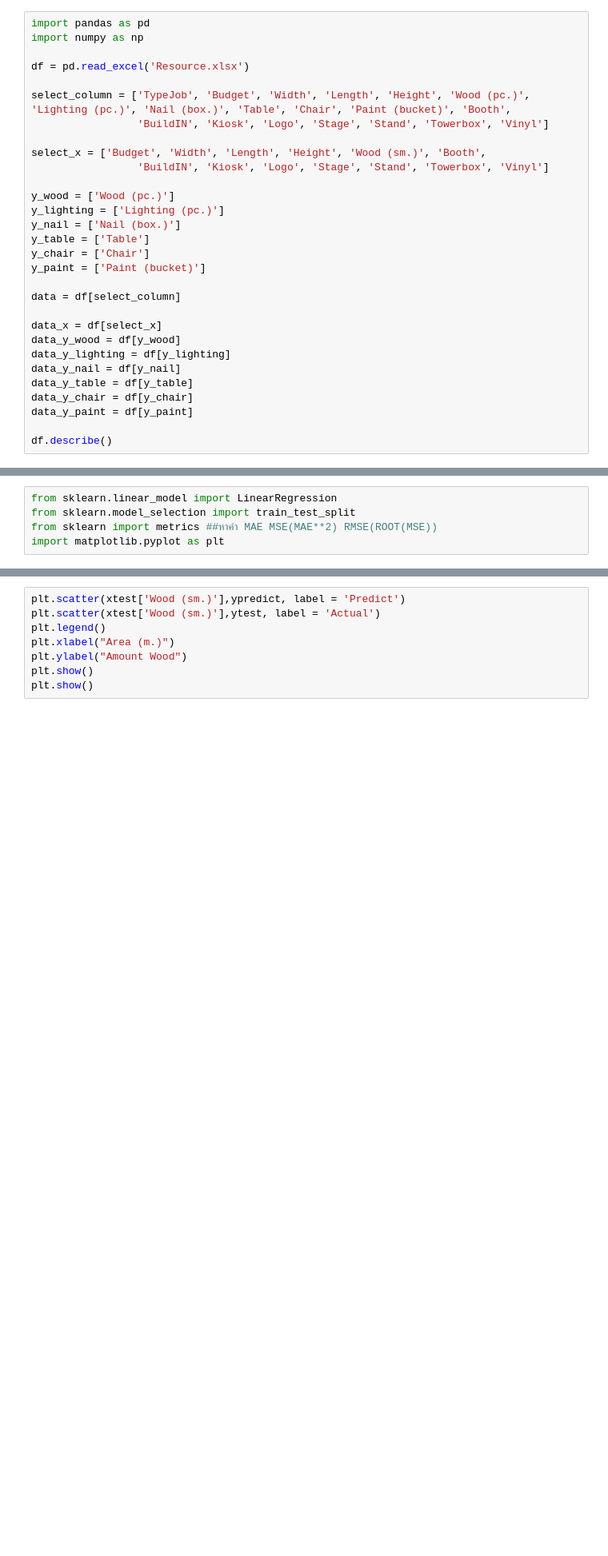
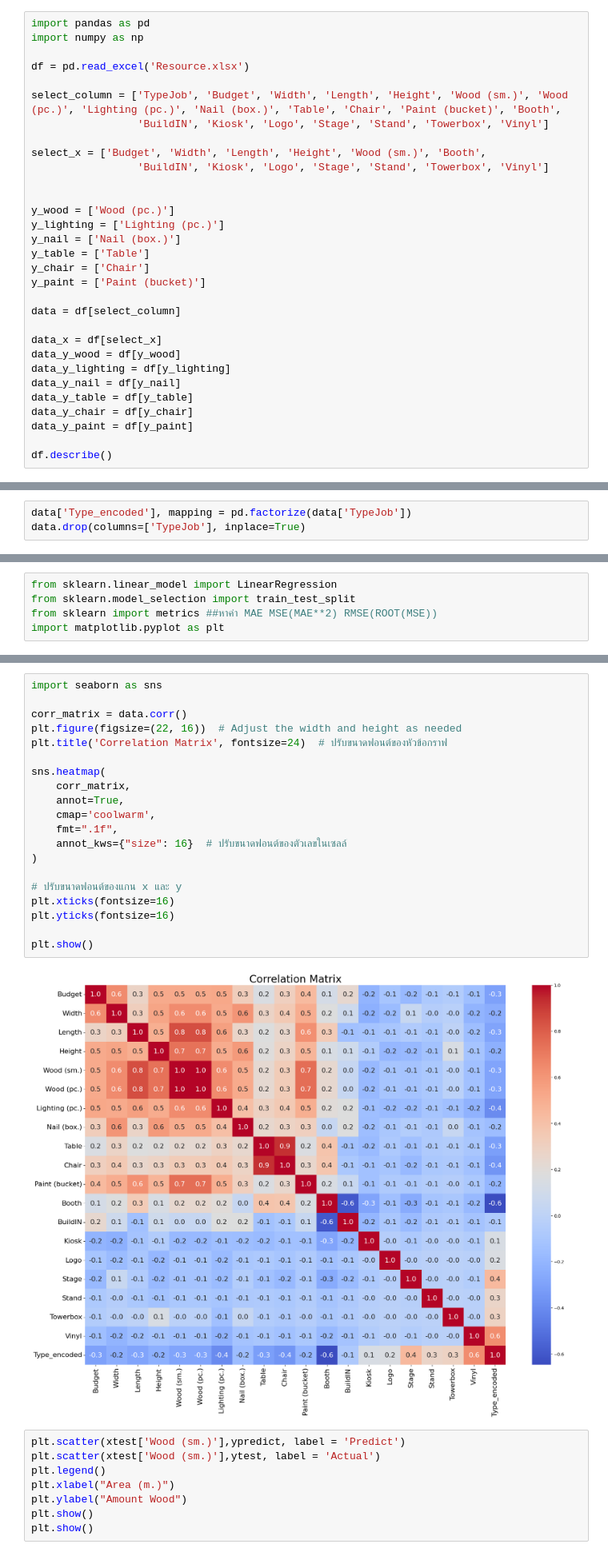
Before and after one commit to Krengsak/Model, a Jupyter notebook: Model.ipynb, the cells around one changed output, grey strips where cells are left out. Shown at 80% size. Cells and saved outputs as stored; diff of their text form; blank space fills up the shorter version.

```diff
--- a/Model.ipynb
+++ b/Model.ipynb
@@ -4,11 +4,12 @@ import numpy as np
 
 df = pd.read_excel('Resource.xlsx')
 
-select_column = ['TypeJob', 'Budget', 'Width', 'Length', 'Height', 'Wood (pc.)', 'Lighting (pc.)', 'Nail (box.)', 'Table', 'Chair', 'Paint (bucket)', 'Booth',
+select_column = ['TypeJob', 'Budget', 'Width', 'Length', 'Height', 'Wood (sm.)', 'Wood (pc.)', 'Lighting (pc.)', 'Nail (box.)', 'Table', 'Chair', 'Paint (bucket)', 'Booth',
                  'BuildIN', 'Kiosk', 'Logo', 'Stage', 'Stand', 'Towerbox', 'Vinyl']
 
 select_x = ['Budget', 'Width', 'Length', 'Height', 'Wood (sm.)', 'Booth',
                  'BuildIN', 'Kiosk', 'Logo', 'Stage', 'Stand', 'Towerbox', 'Vinyl']
+
 
 y_wood = ['Wood (pc.)']
 y_lighting = ['Lighting (pc.)']
@@ -41,0 +53,3 @@ df.describe()
+# %%
+data['Type_encoded'], mapping = pd.factorize(data['TypeJob'])
+data.drop(columns=['TypeJob'], inplace=True)
@@ -73,3 +111,25 @@ Score =  99.98454286974362
+# %%
+import seaborn as sns
+
+corr_matrix = data.corr()
+plt.figure(figsize=(22, 16))  # Adjust the width and height as needed
+plt.title('Correlation Matrix', fontsize=24)  # ปรับขนาดฟอนต์ของหัวข้อกราฟ
+
+sns.heatmap(
+    corr_matrix,
+    annot=True,
+    cmap='coolwarm',
+    fmt=".1f",
+    annot_kws={"size": 16}  # ปรับขนาดฟอนต์ของตัวเลขในเซลล์
+)
+
+# ปรับขนาดฟอนต์ของแกน x และ y
+plt.xticks(fontsize=16)
+plt.yticks(fontsize=16)
+
+plt.show()
+# %% [output]
+[figure, added]
 # %%
 plt.scatter(xtest['Wood (sm.)'],ypredict, label = 'Predict')
 plt.scatter(xtest['Wood (sm.)'],ytest, label = 'Actual')
```
Also changed, not shown: parts of 19 cells of this notebook.
